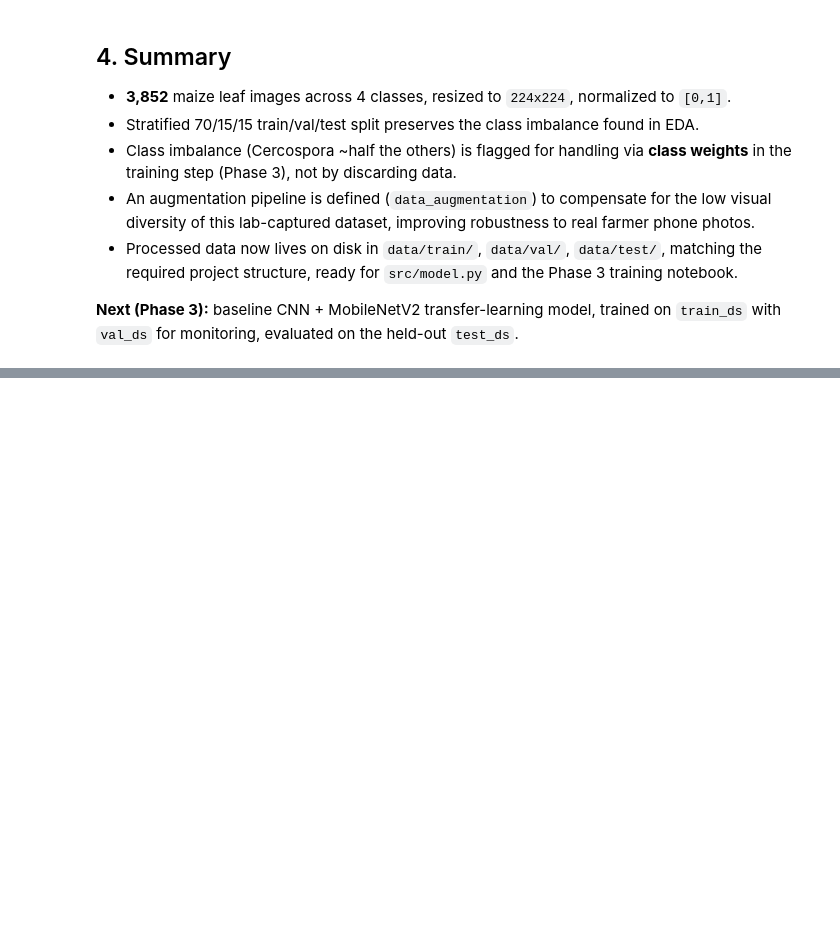
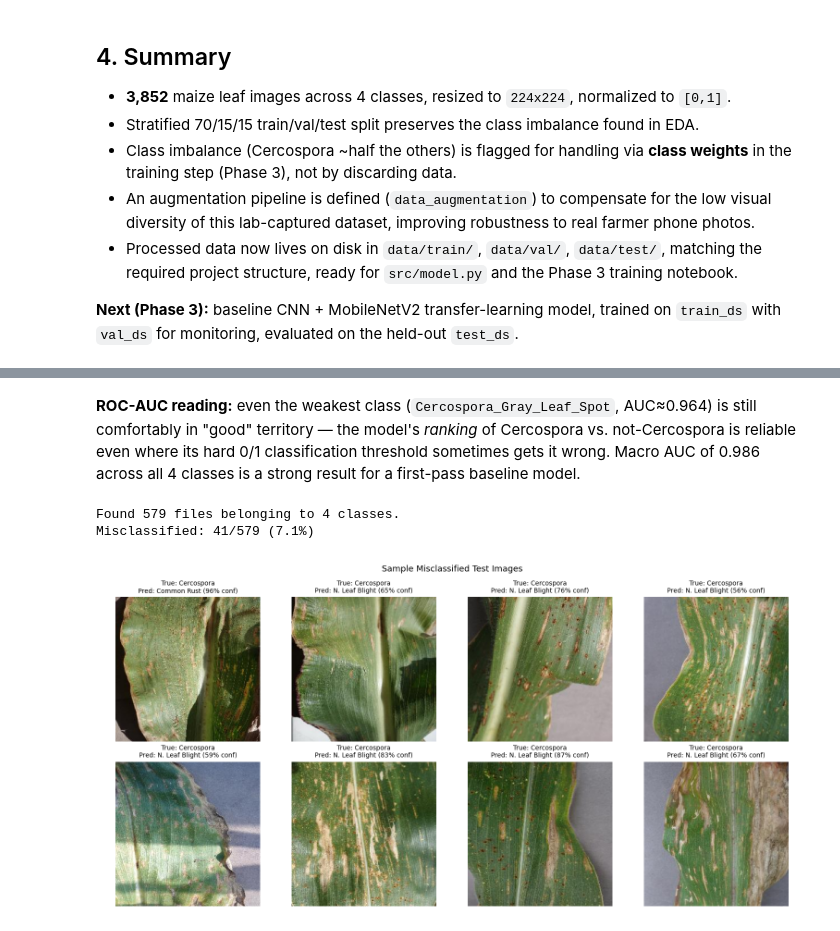
Before and after one commit to inyangelarissa/crop_disease_indetifier, a Jupyter notebook: notebook/maize_leaf_disease.ipynb, the cells around one changed output, grey strips where cells are left out. Saved outputs shown, nothing was run; the diff lists cells and outputs as text; code cells hidden in the pictures; blank space fills up the shorter version.

```diff
--- a/notebook/maize_leaf_disease.ipynb
+++ b/notebook/maize_leaf_disease.ipynb
@@ -270,0 +596,32 @@ Class order used by tf.data: see image_dataset_from_directory output above
+# %% [markdown]
+**ROC-AUC reading:** even the weakest class (`Cercospora_Gray_Leaf_Spot`, AUC≈0.964) is still
+comfortably in "good" territory — the model's *ranking* of Cercospora vs. not-Cercospora is
+reliable even where its hard 0/1 classification threshold sometimes gets it wrong. Macro AUC of
+0.986 across all 4 classes is a strong result for a first-pass baseline model.
+# %%
+from PIL import Image
+
+mis_idx = np.where(y_true != y_pred)[0]
+print(f"Misclassified: {len(mis_idx)}/{len(y_true)} ({len(mis_idx)/len(y_true):.1%})")
+
+import tensorflow as tf
+_ds_for_paths = tf.keras.utils.image_dataset_from_directory(
+    "../data/test", image_size=(224,224), batch_size=32, shuffle=False)
+file_paths = _ds_for_paths.file_paths
+
+n_show = min(8, len(mis_idx))
+fig, axes = plt.subplots(2, 4, figsize=(14,7))
+for ax, idx in zip(axes.flat, mis_idx[:n_show]):
+    img = Image.open(file_paths[idx])
+    ax.imshow(img)
+    ax.set_title(f"True: {short[y_true[idx]]}\nPred: {short[y_pred[idx]]} "
+                 f"({y_pred_probs[idx][y_pred[idx]]:.0%} conf)", fontsize=9)
+    ax.axis("off")
+plt.suptitle("Sample Misclassified Test Images")
+plt.tight_layout()
+plt.savefig("../data/misclassifications.png", dpi=110)
+plt.show()
+# %% [output]
+Found 579 files belonging to 4 classes.
+Misclassified: 41/579 (7.1%)
+[figure, added]
```
Also changed, not shown: parts of 28 cells of this notebook, 1 other file.
